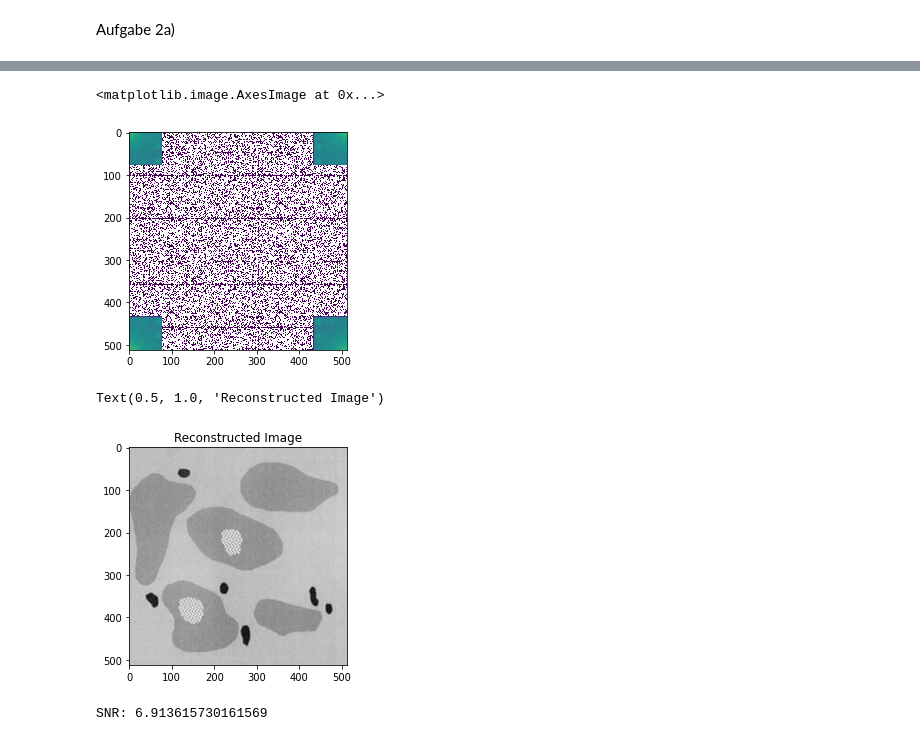
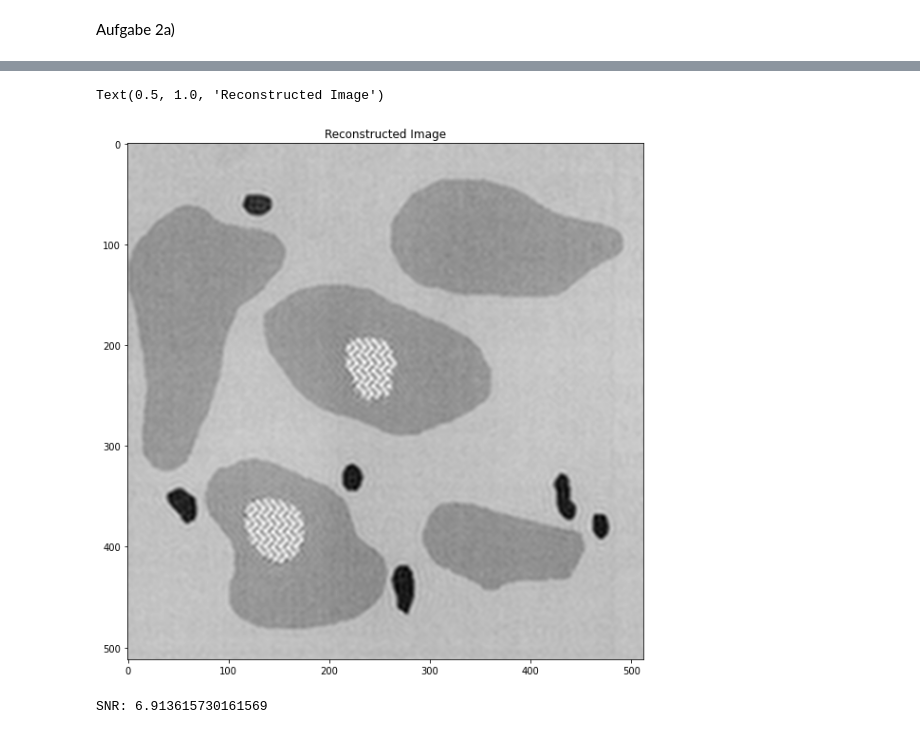
Before and after one commit to dichterbaer/SysBV, a Jupyter notebook: aufgabe3.ipynb, the cells around one changed output, grey strips where cells are left out. Drawn from its saved outputs; the diff is of its cells as text; code cells hidden in the pictures.

```diff
--- a/aufgabe3.ipynb
+++ b/aufgabe3.ipynb
@@ -197,23 +168,13 @@ plt.imshow(np.abs(img_fft_filtered), plt.cm.gray)
-# %%
-fft_sp = fftpack.fft2(img)
-img_fft_filtered = fft_sp.copy()
-r,c = fft_sp.shape
-keep_fraction = 0.15
-img_fft_filtered[int(r*keep_fraction):int(r*(1-keep_fraction))] = 0
-img_fft_filtered[:, int(c*keep_fraction):int(c*(1-keep_fraction))] = 0
-plt.imshow(np.abs(img_fft_filtered), norm=LogNorm(vmin=5))
-# %% [output]
-<matplotlib.image.AxesImage at 0x...>
-[figure, removed]
 # %%
 im_new = fftpack.ifft2(img_fft_filtered).real
 
-plt.figure()
+fig = plt.figure(figsize=(10, 10))
+fig.add_subplot(1, 1, 1)
 plt.imshow(im_new, plt.cm.gray)
 plt.title('Reconstructed Image')
 # %% [output]
 Text(0.5, 1.0, 'Reconstructed Image')
-[figure, old version]
+[figure, new version]
 # %%
 noise = img - im_new
 signal = (im_new.max()-im_new.min())/2
```
Also changed, not shown: parts of 20 cells of this notebook.
